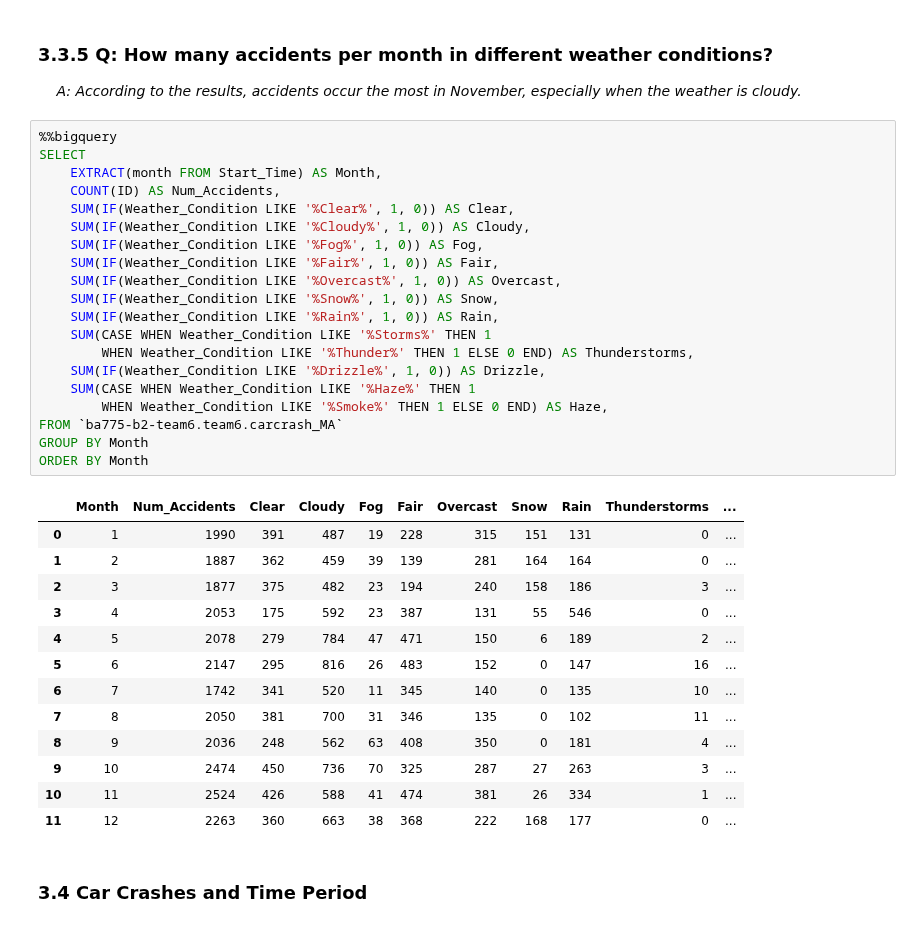
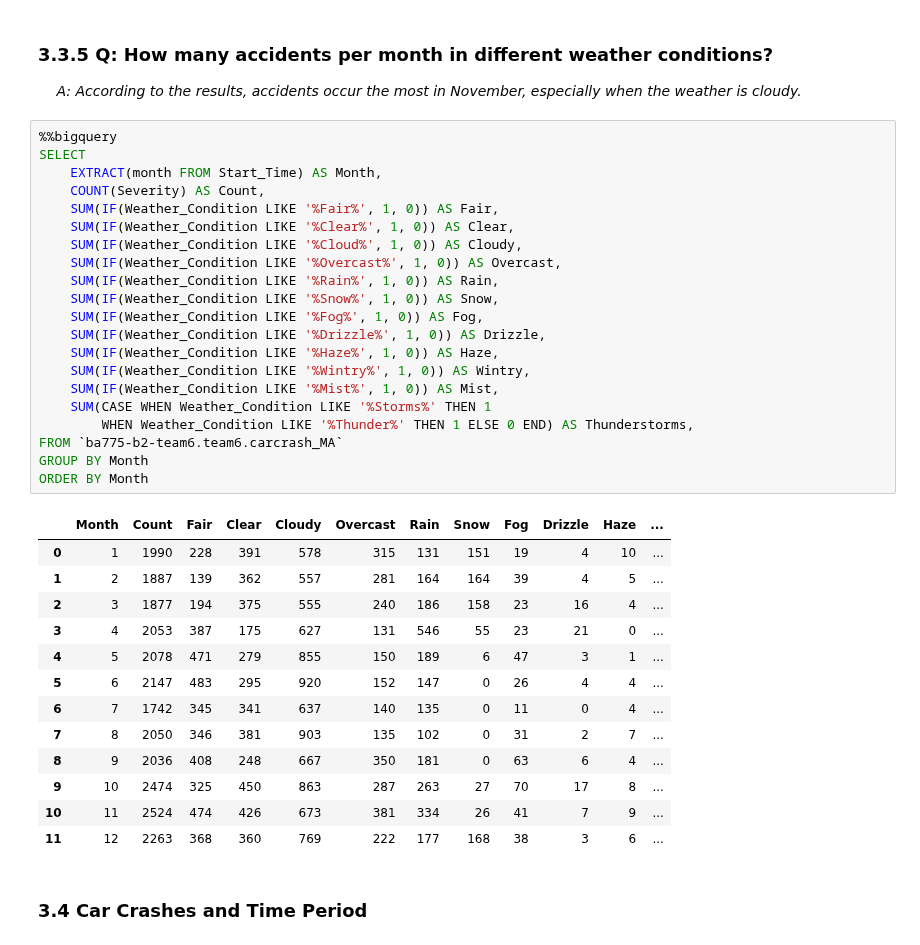
Before and after one commit to KaiyuWang19970221/BA775-teamproject, a Jupyter notebook: team6.ipynb, the cells around one changed output. Drawn from its saved outputs; the diff is of its cells as text.

```diff
--- a/team6.ipynb
+++ b/team6.ipynb
@@ -474,37 +480,38 @@ ORDER BY Num_Accidents DESC
 # %%
 %%bigquery
 SELECT
     EXTRACT(month FROM Start_Time) AS Month,
-    COUNT(ID) AS Num_Accidents,
+    COUNT(Severity) AS Count,
+    SUM(IF(Weather_Condition LIKE '%Fair%', 1, 0)) AS Fair,
     SUM(IF(Weather_Condition LIKE '%Clear%', 1, 0)) AS Clear,
-    SUM(IF(Weather_Condition LIKE '%Cloudy%', 1, 0)) AS Cloudy,
+    SUM(IF(Weather_Condition LIKE '%Cloud%', 1, 0)) AS Cloudy,
+    SUM(IF(Weather_Condition LIKE '%Overcast%', 1, 0)) AS Overcast,
+    SUM(IF(Weather_Condition LIKE '%Rain%', 1, 0)) AS Rain,
+    SUM(IF(Weather_Condition LIKE '%Snow%', 1, 0)) AS Snow,
     SUM(IF(Weather_Condition LIKE '%Fog%', 1, 0)) AS Fog,
-    SUM(IF(Weather_Condition LIKE '%Fair%', 1, 0)) AS Fair,
-    SUM(IF(Weather_Condition LIKE '%Overcast%', 1, 0)) AS Overcast,
-    SUM(IF(Weather_Condition LIKE '%Snow%', 1, 0)) AS Snow,
-    SUM(IF(Weather_Condition LIKE '%Rain%', 1, 0)) AS Rain,
+    SUM(IF(Weather_Condition LIKE '%Drizzle%', 1, 0)) AS Drizzle,
+    SUM(IF(Weather_Condition LIKE '%Haze%', 1, 0)) AS Haze,
+    SUM(IF(Weather_Condition LIKE '%Wintry%', 1, 0)) AS Wintry,
+    SUM(IF(Weather_Condition LIKE '%Mist%', 1, 0)) AS Mist,
     SUM(CASE WHEN Weather_Condition LIKE '%Storms%' THEN 1
         WHEN Weather_Condition LIKE '%Thunder%' THEN 1 ELSE 0 END) AS Thunderstorms,
-    SUM(IF(Weather_Condition LIKE '%Drizzle%', 1, 0)) AS Drizzle,
-    SUM(CASE WHEN Weather_Condition LIKE '%Haze%' THEN 1
-        WHEN Weather_Condition LIKE '%Smoke%' THEN 1 ELSE 0 END) AS Haze,
 FROM `ba775-b2-team6.team6.carcrash_MA`
 GROUP BY Month
 ORDER BY Month
 # %% [output]
-|  | Month | Num_Accidents | Clear | Cloudy | Fog | Fair | Overcast | Snow | Rain | Thunderstorms | ... |
-| 0 | 1 | 1990 | 391 | 487 | 19 | 228 | 315 | 151 | 131 | 0 | ... |
-| 1 | 2 | 1887 | 362 | 459 | 39 | 139 | 281 | 164 | 164 | 0 | ... |
-| 2 | 3 | 1877 | 375 | 482 | 23 | 194 | 240 | 158 | 186 | 3 | ... |
-| 3 | 4 | 2053 | 175 | 592 | 23 | 387 | 131 | 55 | 546 | 0 | ... |
-| 4 | 5 | 2078 | 279 | 784 | 47 | 471 | 150 | 6 | 189 | 2 | ... |
-| 5 | 6 | 2147 | 295 | 816 | 26 | 483 | 152 | 0 | 147 | 16 | ... |
-| 6 | 7 | 1742 | 341 | 520 | 11 | 345 | 140 | 0 | 135 | 10 | ... |
-| 7 | 8 | 2050 | 381 | 700 | 31 | 346 | 135 | 0 | 102 | 11 | ... |
-| 8 | 9 | 2036 | 248 | 562 | 63 | 408 | 350 | 0 | 181 | 4 | ... |
-| 9 | 10 | 2474 | 450 | 736 | 70 | 325 | 287 | 27 | 263 | 3 | ... |
-| 10 | 11 | 2524 | 426 | 588 | 41 | 474 | 381 | 26 | 334 | 1 | ... |
-| 11 | 12 | 2263 | 360 | 663 | 38 | 368 | 222 | 168 | 177 | 0 | ... |
+|  | Month | Count | Fair | Clear | Cloudy | Overcast | Rain | Snow | Fog | Drizzle | Haze | ... |
+| 0 | 1 | 1990 | 228 | 391 | 578 | 315 | 131 | 151 | 19 | 4 | 10 | ... |
+| 1 | 2 | 1887 | 139 | 362 | 557 | 281 | 164 | 164 | 39 | 4 | 5 | ... |
+| 2 | 3 | 1877 | 194 | 375 | 555 | 240 | 186 | 158 | 23 | 16 | 4 | ... |
+| 3 | 4 | 2053 | 387 | 175 | 627 | 131 | 546 | 55 | 23 | 21 | 0 | ... |
+| 4 | 5 | 2078 | 471 | 279 | 855 | 150 | 189 | 6 | 47 | 3 | 1 | ... |
+| 5 | 6 | 2147 | 483 | 295 | 920 | 152 | 147 | 0 | 26 | 4 | 4 | ... |
+| 6 | 7 | 1742 | 345 | 341 | 637 | 140 | 135 | 0 | 11 | 0 | 4 | ... |
+| 7 | 8 | 2050 | 346 | 381 | 903 | 135 | 102 | 0 | 31 | 2 | 7 | ... |
+| 8 | 9 | 2036 | 408 | 248 | 667 | 350 | 181 | 0 | 63 | 6 | 4 | ... |
+| 9 | 10 | 2474 | 325 | 450 | 863 | 287 | 263 | 27 | 70 | 17 | 8 | ... |
+| 10 | 11 | 2524 | 474 | 426 | 673 | 381 | 334 | 26 | 41 | 7 | 9 | ... |
+| 11 | 12 | 2263 | 368 | 360 | 769 | 222 | 177 | 168 | 38 | 3 | 6 | ... |
 # %% [markdown]
 ### 3.4 Car Crashes and Time Period
 # %% [markdown]
```
Also changed, not shown: parts of 18 cells of this notebook.
